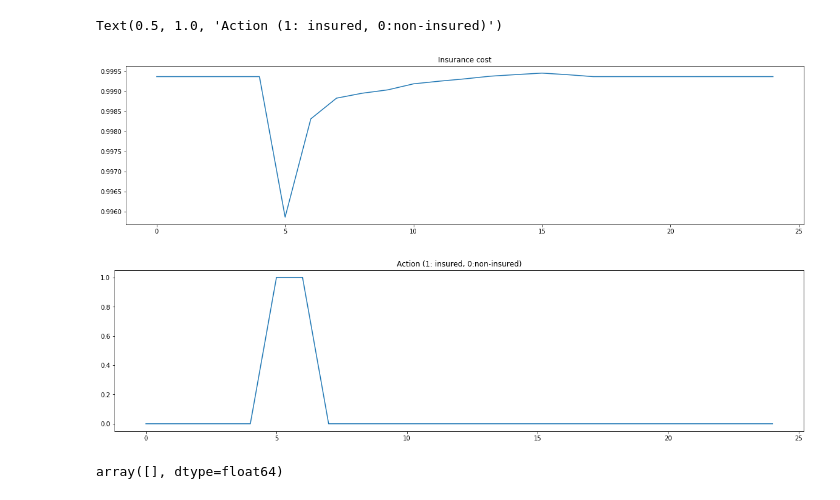
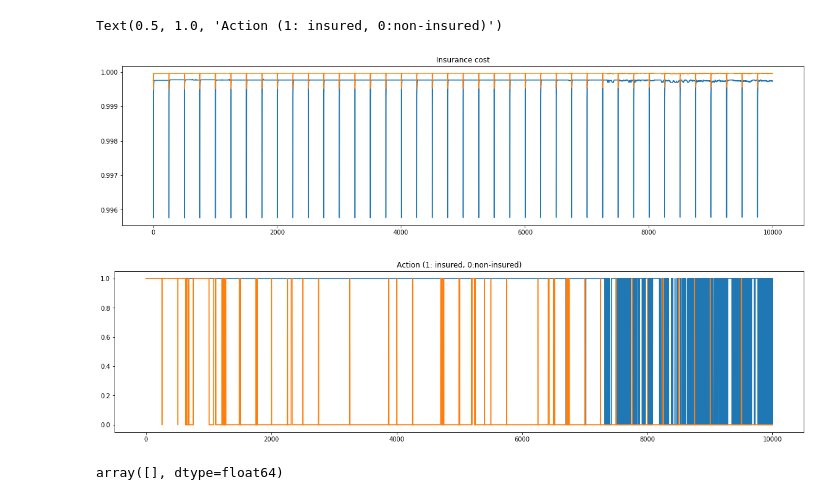
Before and after one commit to valko073/rl_insurance, a Jupyter notebook: Micro_interactions.ipynb, the cells around one changed output. Cells and saved outputs as stored; diff of their text form; code cells hidden in the pictures.

```diff
--- a/Micro_interactions.ipynb
+++ b/Micro_interactions.ipynb
@@ -3,5 +3,5 @@ import pickle
 import numpy as np
 import matplotlib.pyplot as plt
 # %%
-with open('logs/outfile-2019-07-05-14-44-59.p', 'rb') as fp:
+with open('logs/outfile-2019-07-31-09-47-48.p', 'rb') as fp:
     data= pickle.load(fp)
@@ -8,21 +28,23 @@ with open('logs/outfile-2019-07-05-14-44-59.p', 'rb') as fp:
 # %%
 low_lim = 28995+1000
-high_lim = low_lim + 25
+high_lim = low_lim + 10000
 # %%
-insurance_costs = np.array([x[1][0][0] for x in data[low_lim: high_lim]])
+insurance_costs = np.array([x[1][:2] for x in data[low_lim: high_lim]])
 # %%
-agent_actions = [1 if x[1][1] in [2,3] else 0 for x in data[low_lim: high_lim]]
+agent_actions = np.array([[0 if x in [0,1] else 1 for x in y[1][2:]] for y in data[low_lim: high_lim]])
 # %%
 plt.figure(figsize=(20., 4.8))
-plt.plot(range(len(insurance_costs)),insurance_costs)
+plt.plot(range(len(insurance_costs)),insurance_costs[:,0])
+plt.plot(range(len(insurance_costs)),insurance_costs[:,1])
 plt.title('Insurance cost')
 plt.figure(figsize=(20., 4.8))
-plt.plot(range(len(insurance_costs)), agent_actions)
+plt.plot(range(len(insurance_costs)), agent_actions[:,0])
+plt.plot(range(len(insurance_costs)), agent_actions[:,1])
 plt.title("Action (1: insured, 0:non-insured)")
 # %% [output]
 Text(0.5, 1.0, 'Action (1: insured, 0:non-insured)')
-[figure, old version]
+[figure, new version]
-[figure, old version]
+[figure, new version]
 # %%
 # %% [output]
 array([], dtype=float64)
```
Also changed, not shown: parts of 1 cell of this notebook, 5 other files.
